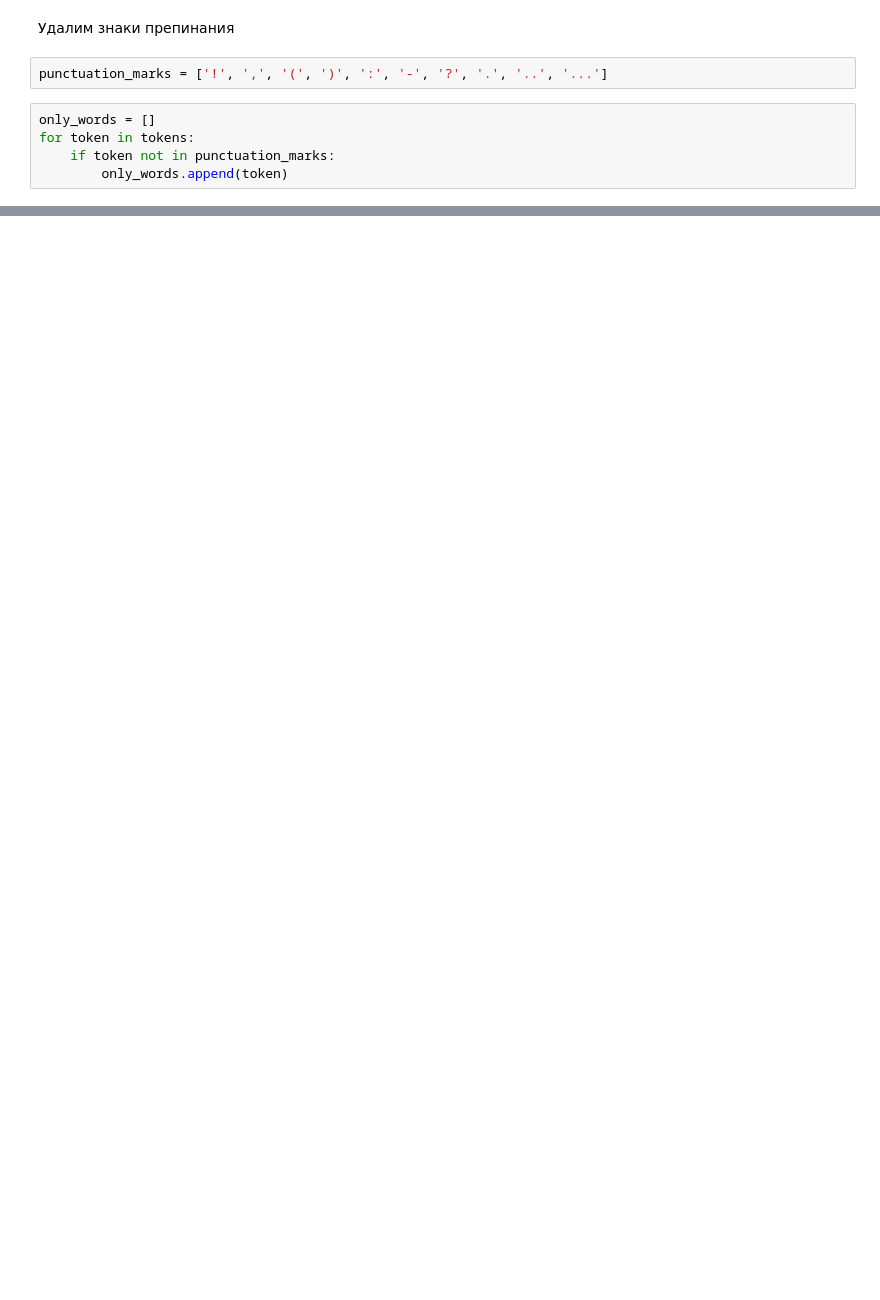
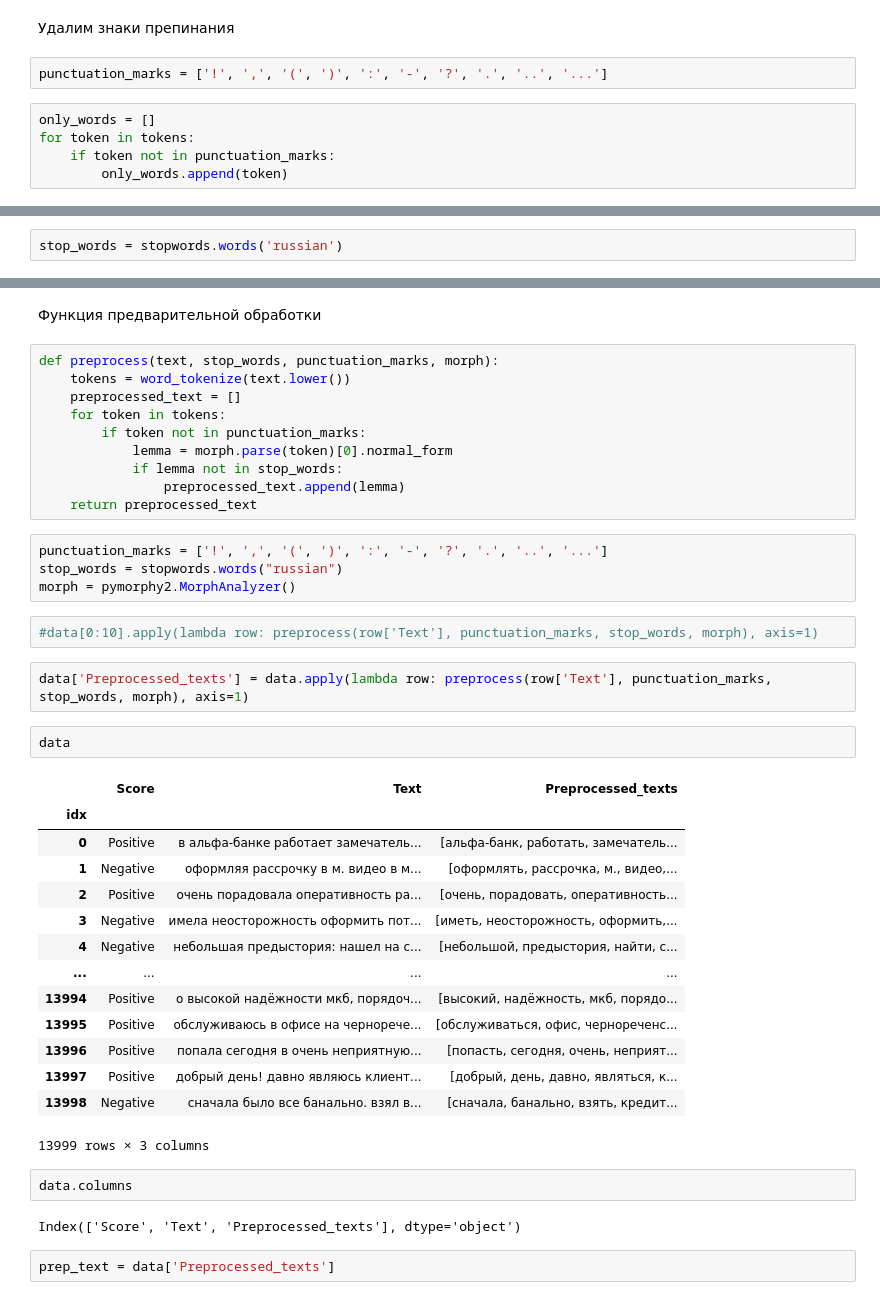
Before and after one commit to skd2314/banks-score, a Jupyter notebook: banks_rev_rus.ipynb, the cells around one changed output, grey strips where cells are left out. Drawn from its saved outputs; the diff is of its cells as text; blank space fills up the shorter version.

Commit message:
update
Preprocessing text in Python

```diff
--- a/banks_rev_rus.ipynb
+++ b/banks_rev_rus.ipynb
@@ -202,0 +255,2 @@ for token in tokens:
+# %%
+stop_words = stopwords.words('russian')
@@ -202,0 +261,43 @@ for token in tokens:
+# %% [markdown]
+Функция предварительной обработки
+# %%
+def preprocess(text, stop_words, punctuation_marks, morph):
+    tokens = word_tokenize(text.lower())
+    preprocessed_text = []
+    for token in tokens:
+        if token not in punctuation_marks:
+            lemma = morph.parse(token)[0].normal_form
+            if lemma not in stop_words:
+                preprocessed_text.append(lemma)
+    return preprocessed_text
+# %%
+punctuation_marks = ['!', ',', '(', ')', ':', '-', '?', '.', '..', '...']
+stop_words = stopwords.words("russian")
+morph = pymorphy2.MorphAnalyzer()
+# %%
+#data[0:10].apply(lambda row: preprocess(row['Text'], punctuation_marks, stop_words, morph), axis=1)
+# %%
+data['Preprocessed_texts'] = data.apply(lambda row: preprocess(row['Text'], punctuation_marks, stop_words, morph), axis=1)
+# %%
+data
+# %% [output]
+|  | Score | Text | Preprocessed_texts |
+| idx |  |  |  |
+| 0 | Positive | в альфа-банке работает замечатель... | [альфа-банк, работать, замечатель... |
+| 1 | Negative | оформляя рассрочку в м. видео в м... | [оформлять, рассрочка, м., видео,... |
+| 2 | Positive | очень порадовала оперативность ра... | [очень, порадовать, оперативность... |
+| 3 | Negative | имела неосторожность оформить пот... | [иметь, неосторожность, оформить,... |
+| 4 | Negative | небольшая предыстория: нашел на с... | [небольшой, предыстория, найти, с... |
+| ... | ... | ... | ... |
+| 13994 | Positive | о высокой надёжности мкб, порядоч... | [высокий, надёжность, мкб, порядо... |
+| 13995 | Positive | обслуживаюсь в офисе на чернорече... | [обслуживаться, офис, чернореченс... |
+| 13996 | Positive | попала сегодня в очень неприятную... | [попасть, сегодня, очень, неприят... |
+| 13997 | Positive | добрый день! давно являюсь клиент... | [добрый, день, давно, являться, к... |
+| 13998 | Negative | сначала было все банально. взял в... | [сначала, банально, взять, кредит... |
+13999 rows × 3 columns
+# %%
+data.columns
+# %% [output]
+Index(['Score', 'Text', 'Preprocessed_texts'], dtype='object')
+# %%
+prep_text = data['Preprocessed_texts']
```
Also changed, not shown: parts of 29 cells of this notebook, 1 other file.
